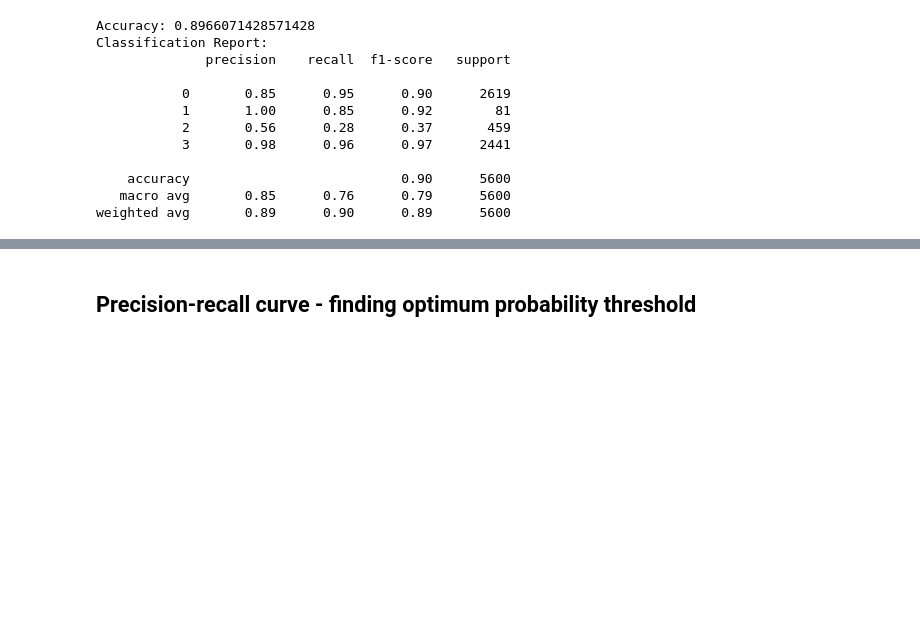
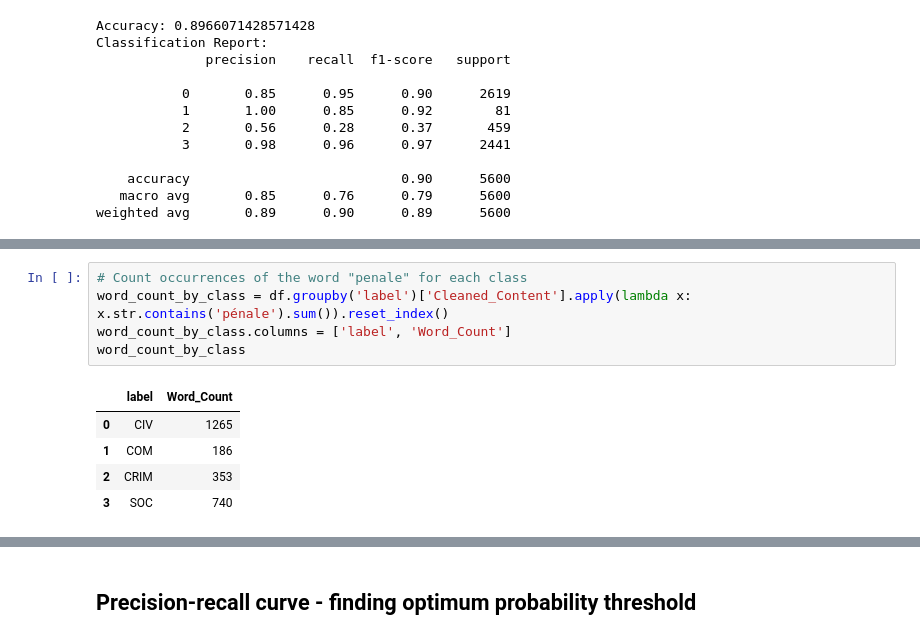
Before and after one commit to adelchi91/legal_docs_classifier, a Jupyter notebook: testing-CLEAN.ipynb, the cells around one changed output, grey strips where cells are left out. Drawn from its saved outputs; the diff is of its cells as text; blank space fills up the shorter version.

```diff
--- a/testing-CLEAN.ipynb
+++ b/testing-CLEAN.ipynb
@@ -312,0 +453,11 @@ weighted avg       0.89      0.90      0.89      5600
+# %%
+# Count occurrences of the word "penale" for each class
+word_count_by_class = df.groupby('label')['Cleaned_Content'].apply(lambda x: x.str.contains('pénale').sum()).reset_index()
+word_count_by_class.columns = ['label', 'Word_Count']
+word_count_by_class
+# %% [output]
+|  | label | Word_Count |
+| 0 | CIV | 1265 |
+| 1 | COM | 186 |
+| 2 | CRIM | 353 |
+| 3 | SOC | 740 |
```
Also changed, not shown: parts of 62 cells of this notebook.
